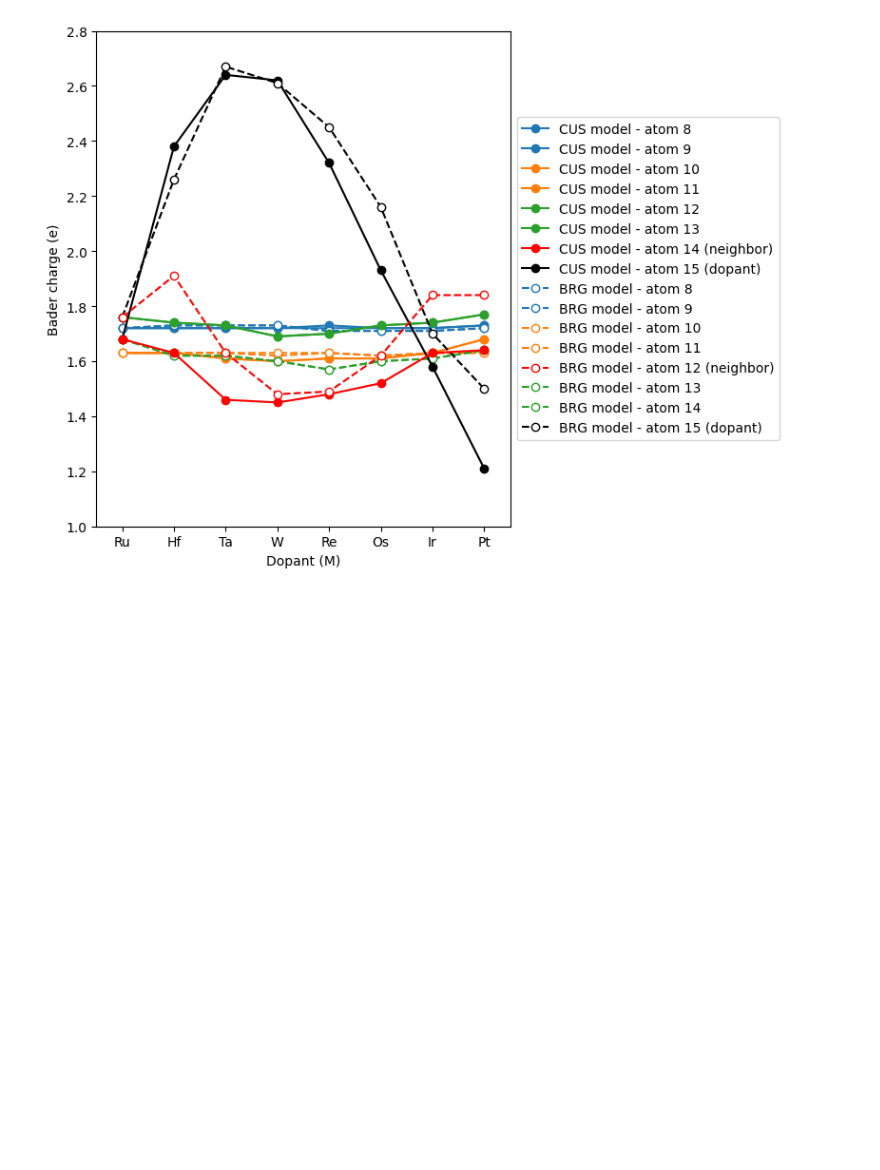
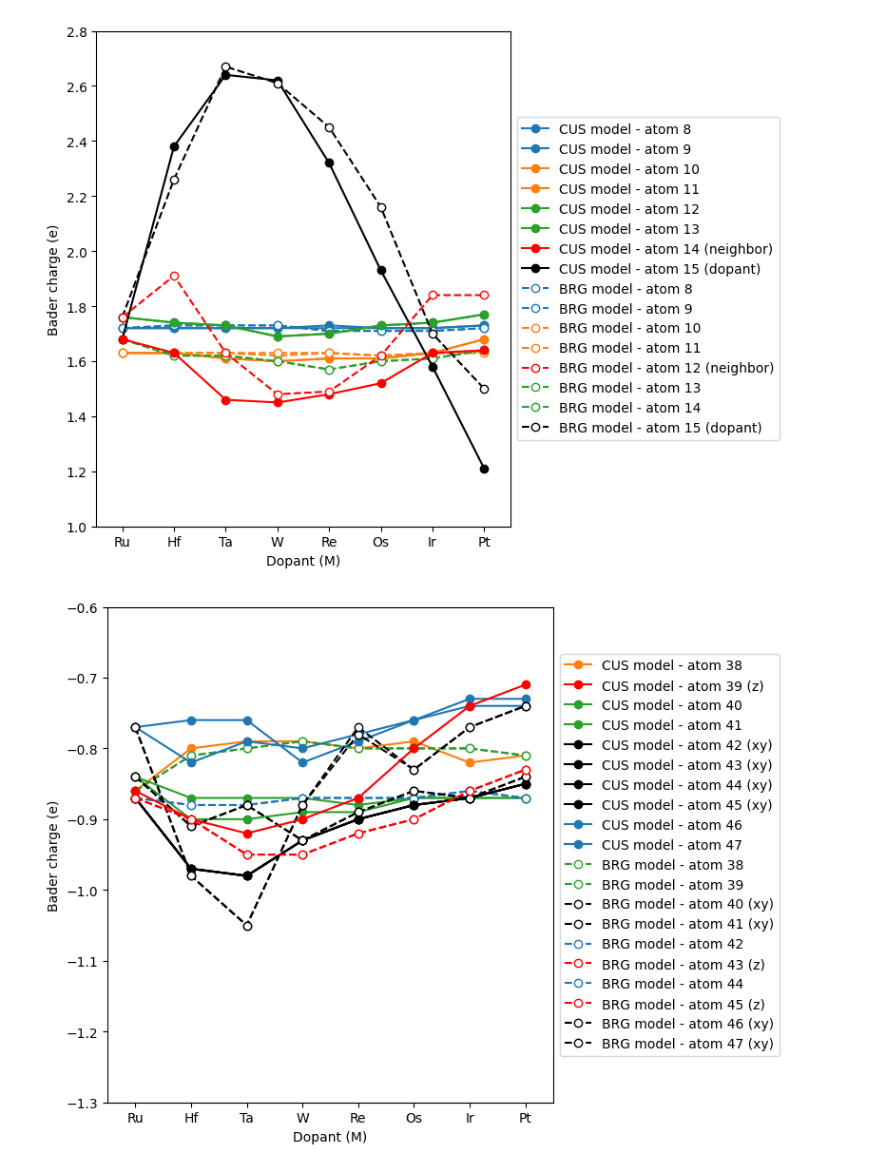
Before and after one commit to jhyeonjung97/tools, a Jupyter notebook: ruo2/icohp2.ipynb, the cells around one changed output. Drawn from its saved outputs; the diff is of its cells as text; code cells hidden in the pictures; blank space fills up the shorter version.

```diff
--- a/ruo2/icohp2.ipynb
+++ b/ruo2/icohp2.ipynb
@@ -83,7 +86,7 @@ for i in range(8,16):
         label = f'CUS model - atom {i}'
     plt.plot(
         elements,
-        data[i][0:8],
+        data[f'M{i}'][0:8],
         marker='o',
         label=label,
         color=colors1[i % len(colors1)],
@@ -101,7 +104,7 @@ for i in range(8,16):
         label = f'BRG model - atom {i}'
     plt.plot(
         elements,
-        data[i][8:16],
+        data[f'M{i}'][8:16],
         linestyle='--',
         marker='o',
         label=label,
@@ -124,6 +127,69 @@ plt.show()
 plt.close()
 # %% [output]
 [figure]
+# %%
+plt.figure(figsize=(8,6))
+
+# colors = ['silver', 'silver', 'black', 'black', 'black', 'black', 'black', 'black',
+colors1 = ['tab:orange', 'red', 'tab:green', 'tab:green', 'black', 'black', 'black', 'black', 'tab:blue', 'tab:blue']
+colors2 = ['tab:green', 'tab:green', 'black', 'black', 'tab:blue', 'red', 'tab:blue', 'red', 'black', 'black']
+
+for i in range(38,48):
+    j = i - 38
+    zorder = i
+    if i == 39:
+        label = f'CUS model - atom {i} (z)'
+        zorder = 50
+    elif i in [42, 43, 44, 45]:
+        label = f'CUS model - atom {i} (xy)'
+        zorder = 49
+    else:
+        label = f'CUS model - atom {i}'
+    plt.plot(
+        elements,
+        data[f'O{i}'][0:8],
+        marker='o',
+        label=label,
+        color=colors1[j % len(colors1)],
+        zorder=zorder
+    )
+
+for i in range(38,48):
+    j = i - 38
+    zorder = i
+    if i in [43, 45]:
+        label = f'BRG model - atom {i} (z)'
+        zorder = 50
+    elif i in [40, 41, 46, 47]:
+        label = f'BRG model - atom {i} (xy)'
+        zorder = 49
+    else:
+        label = f'BRG model - atom {i}'
+    plt.plot(
+        elements,
+        data[f'O{i}'][8:16],
+        linestyle='--',
+        marker='o',
+        label=label,
+        color=colors2[j % len(colors2)],
+        markerfacecolor='white',
+        zorder=zorder
+    )
+
+plt.xlabel('Dopant (M)')
+plt.ylabel('Bader charge (e)')
+plt.ylim(-1.3, -0.6)
+
+plt.xlim(-0.5, 7.5)
+plt.xticks(range(len(elements)), elements)
+plt.legend(loc='center left', bbox_to_anchor=(1, 0.5))
+
+plt.savefig(f'{root}/figures/bader_charge_per_atom1.png', dpi=dpi, transparent=True, bbox_inches='tight')
+plt.tight_layout()
+plt.show()
+plt.close()
+# %% [output]
+[figure, added]
 # %%
 for dir in ['1_bulk_MO2', '2_bulk_MxOy']:
     oxide_type = dir.split('_')[2]
```
Also changed, not shown: parts of 4 cells of this notebook, 1 other file.
